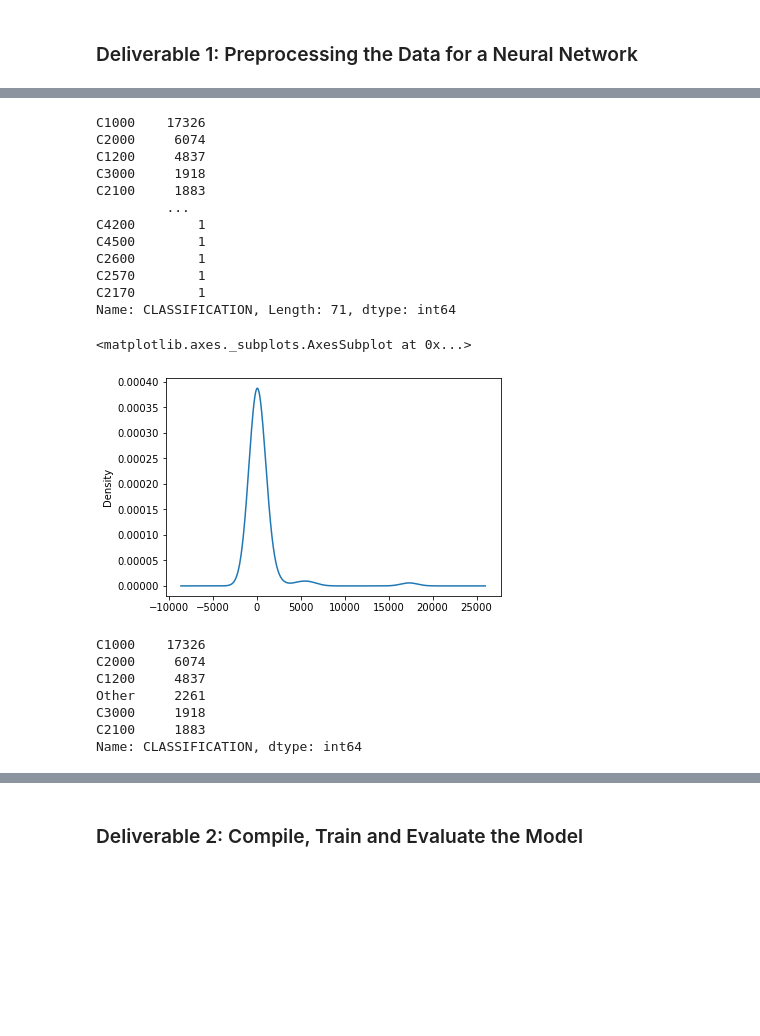
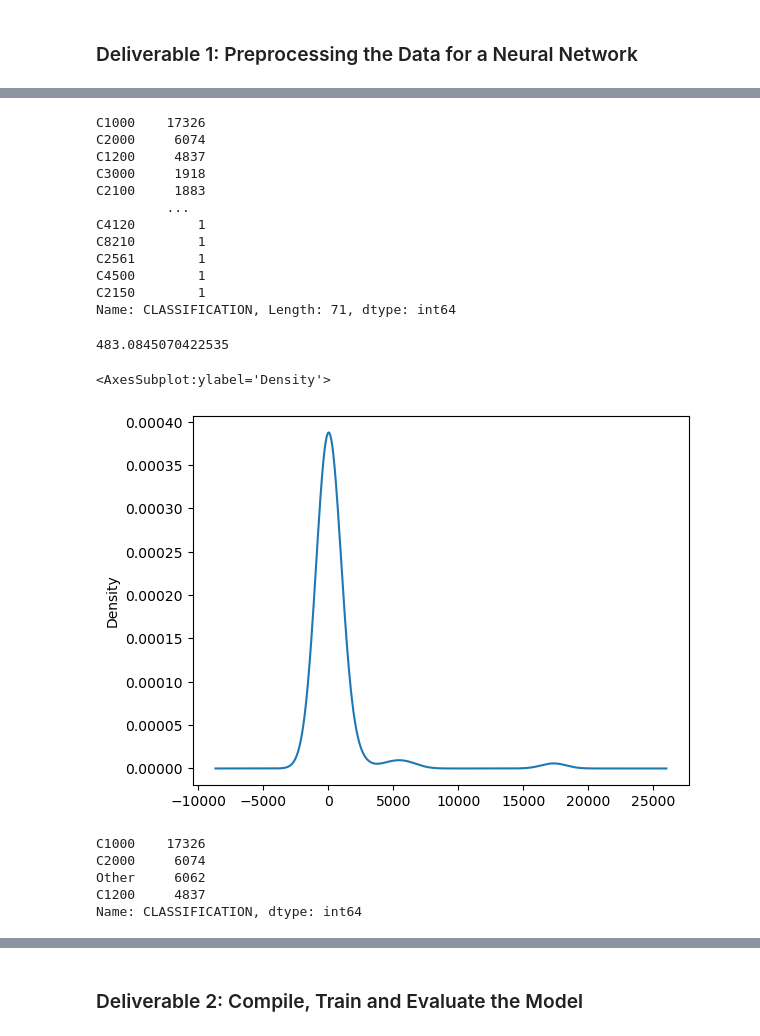
Before and after one commit to JosefMoore/Neural_Network_Charity_Analysis, a Jupyter notebook: AlphabetSoupCharity.ipynb, the cells around one changed output, grey strips where cells are left out. Saved outputs shown, nothing was run; the diff lists cells and outputs as text; code cells hidden in the pictures; blank space fills up the shorter version.

```diff
--- a/AlphabetSoupCharity.ipynb
+++ b/AlphabetSoupCharity.ipynb
@@ -24,6 +23,6 @@ application_df.head()
 application_df = application_df.drop(['EIN', 'NAME'], axis=1)
 # %%
 # Determine the number of unique values in each column.
-#  YOUR CODE GOES HERE
-application_df =
+application_cat = application_df.dtypes[application_df.dtypes == "object"].index.tolist()
+application_df[application_cat].nunique()
 # %% [output]
@@ -69,10 +65,12 @@ Name: APPLICATION_TYPE, dtype: int64
+# %%
+app_count = application_df.APPLICATION_TYPE.value_counts()
 # %%
 # Determine which values to replace if counts are less than ...?
-#  YOUR CODE GOES HERE
+replace_app = list(app_count[app_count < 1000].index)
 
 # Replace in dataframe
-for app in replace_application:
-    application_df.APPLICATION_TYPE = application_df.APPLICATION_TYPE.replace(app,"Other")
+for app in replace_app:
+    application_df.APPLICATION_TYPE = application_df.APPLICATION_TYPE.replace(app, 'Other')
 
 # Check to make sure binning was successful
 application_df.APPLICATION_TYPE.value_counts()
@@ -89,7 +84,8 @@ Other      276
 Name: APPLICATION_TYPE, dtype: int64
 # %%
 # Look at CLASSIFICATION value counts for binning
-#  YOUR CODE GOES HERE
+classification_count = application_df.CLASSIFICATION.value_counts()
+classification_count
 # %% [output]
 C1000    17326
 C2000     6074
@@ -97,35 +93,37 @@ C1200     4837
 C3000     1918
 C2100     1883
          ...
-C4200        1
+C4120        1
+C8210        1
+C2561        1
 C4500        1
-C2600        1
-C2570        1
-C2170        1
+C2150        1
 Name: CLASSIFICATION, Length: 71, dtype: int64
+# %%
+classification_count.mean()
+# %% [output]
+483.0845070422535
 # %%
 # Visualize the value counts of CLASSIFICATION
-#  YOUR CODE GOES HERE
+classification_count.plot.density()
 # %% [output]
-<matplotlib.axes._subplots.AxesSubplot at 0x...>
+<AxesSubplot:ylabel='Density'>
-[figure, old version]
+[figure, new version]
 # %%
 # Determine which values to replace if counts are less than ..?
-#  YOUR CODE GOES HERE
+replace_classifications = list(classification_count[classification_count < 2500].index)
 
 # Replace in dataframe
-for cls in replace_class:
-    application_df.CLASSIFICATION = application_df.CLASSIFICATION.replace(cls,"Other")
+for j in replace_classifications:
+    application_df.CLASSIFICATION = application_df.CLASSIFICATION.replace(j,"Other")
 
 # Check to make sure binning was successful
 application_df.CLASSIFICATION.value_counts()
 # %% [output]
 C1000    17326
 C2000     6074
+Other     6062
 C1200     4837
-Other     2261
-C3000     1918
-C2100     1883
 Name: CLASSIFICATION, dtype: int64
 # %%
 # Generate our categorical variable lists
```
Also changed, not shown: parts of 17 cells of this notebook.
